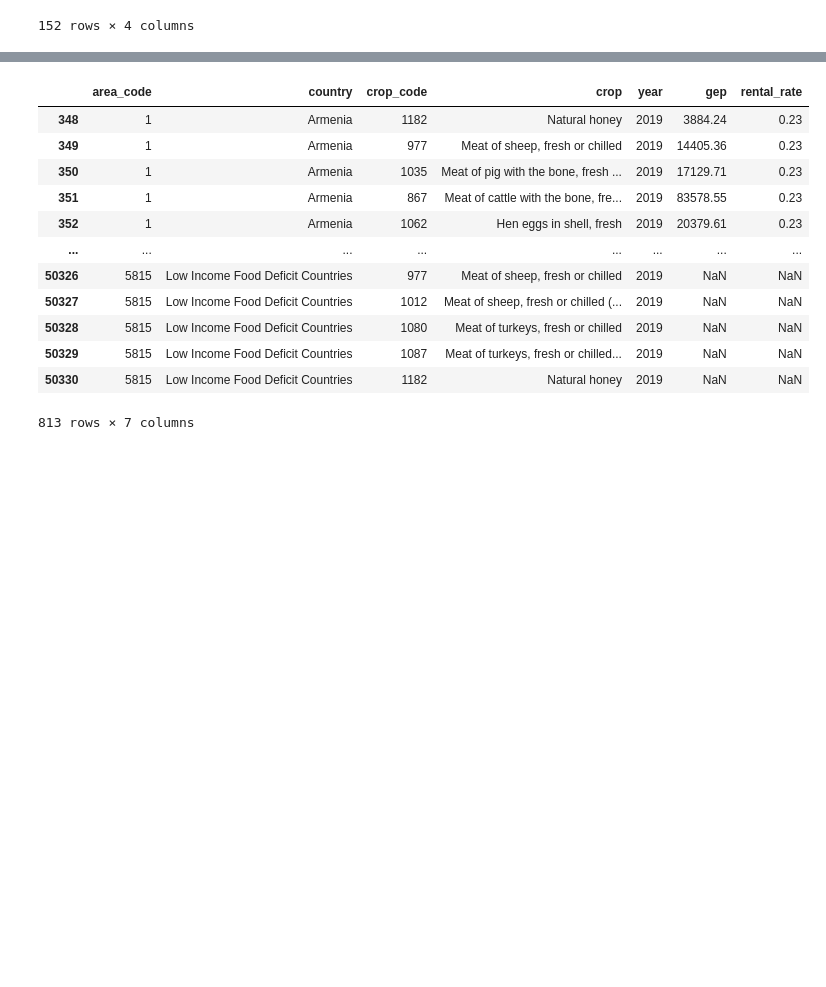
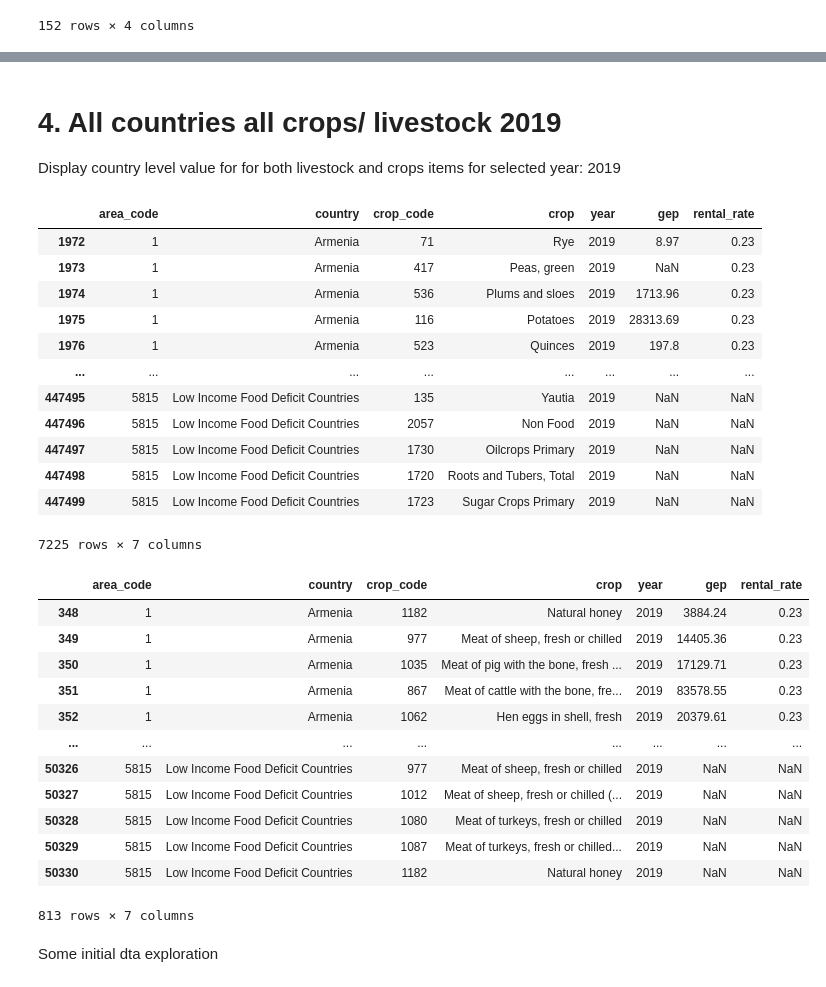
Before and after one commit to mcwayrm/gep_commerical_agriculture, a Jupyter notebook: example.ipynb, the cells around one changed output, grey strips where cells are left out. Cells and saved outputs as stored; diff of their text form; code cells hidden in the pictures; blank space fills up the shorter version.

```diff
--- a/example.ipynb
+++ b/example.ipynb
@@ -88,17 +61,38 @@ plt.show()
+# %% [markdown]
+# 4. All countries all crops/ livestock 2019
+Display country level value for for both livestock and crops items for selected year: 2019
 # %%
+df = crops["gep_by_country_year_crop"]
+display(df[df["year"] == 2019])
+
 df = livestock["gep_by_country_year_crop"]
 display(df[df["year"] == 2019])
 # %% [output]
 |  | area_code | country | crop_code | crop | year | gep | rental_rate |
-| 348 | 1 | Armenia | 1182 | Natural honey | 2019 | 3884.24 | 0.23 |
-| 349 | 1 | Armenia | 977 | Meat of sheep, fresh or chilled | 2019 | 14405.36 | 0.23 |
-| 350 | 1 | Armenia | 1035 | Meat of pig with the bone, fresh ... | 2019 | 17129.71 | 0.23 |
-| 351 | 1 | Armenia | 867 | Meat of cattle with the bone, fre... | 2019 | 83578.55 | 0.23 |
-| 352 | 1 | Armenia | 1062 | Hen eggs in shell, fresh | 2019 | 20379.61 | 0.23 |
+| 1972 | 1 | Armenia | 71 | Rye | 2019 | 8.97 | 0.23 |
+| 1973 | 1 | Armenia | 417 | Peas, green | 2019 | NaN | 0.23 |
+| 1974 | 1 | Armenia | 536 | Plums and sloes | 2019 | 1713.96 | 0.23 |
+| 1975 | 1 | Armenia | 116 | Potatoes | 2019 | 28313.69 | 0.23 |
+| 1976 | 1 | Armenia | 523 | Quinces | 2019 | 197.8 | 0.23 |
 | ... | ... | ... | ... | ... | ... | ... | ... |
-| 50326 | 5815 | Low Income Food Deficit Countries | 977 | Meat of sheep, fresh or chilled | 2019 | NaN | NaN |
-| 50327 | 5815 | Low Income Food Deficit Countries | 1012 | Meat of sheep, fresh or chilled (... | 2019 | NaN | NaN |
-| 50328 | 5815 | Low Income Food Deficit Countries | 1080 | Meat of turkeys, fresh or chilled | 2019 | NaN | NaN |
-| 50329 | 5815 | Low Income Food Deficit Countries | 1087 | Meat of turkeys, fresh or chilled... | 2019 | NaN | NaN |
-| 50330 | 5815 | Low Income Food Deficit Countries | 1182 | Natural honey | 2019 | NaN | NaN |
+| 447495 | 5815 | Low Income Food Deficit Countries | 135 | Yautia | 2019 | NaN | NaN |
+| 447496 | 5815 | Low Income Food Deficit Countries | 2057 | Non Food | 2019 | NaN | NaN |
+| 447497 | 5815 | Low Income Food Deficit Countries | 1730 | Oilcrops Primary | 2019 | NaN | NaN |
+| 447498 | 5815 | Low Income Food Deficit Countries | 1720 | Roots and Tubers, Total | 2019 | NaN | NaN |
+| 447499 | 5815 | Low Income Food Deficit Countries | 1723 | Sugar Crops Primary | 2019 | NaN | NaN |
-813 rows × 7 columns
+7225 rows × 7 columns
+|  | area_code | country | crop_code | crop | year | gep | rental_rate |
+| 348 | 1 | Armenia | 1182 | Natural honey | 2019 | 3884.24 | 0.23 |
+| 349 | 1 | Armenia | 977 | Meat of sheep, fresh or chilled | 2019 | 14405.36 | 0.23 |
+| 350 | 1 | Armenia | 1035 | Meat of pig with the bone, fresh ... | 2019 | 17129.71 | 0.23 |
+| 351 | 1 | Armenia | 867 | Meat of cattle with the bone, fre... | 2019 | 83578.55 | 0.23 |
+| 352 | 1 | Armenia | 1062 | Hen eggs in shell, fresh | 2019 | 20379.61 | 0.23 |
+| ... | ... | ... | ... | ... | ... | ... | ... |
+| 50326 | 5815 | Low Income Food Deficit Countries | 977 | Meat of sheep, fresh or chilled | 2019 | NaN | NaN |
+| 50327 | 5815 | Low Income Food Deficit Countries | 1012 | Meat of sheep, fresh or chilled (... | 2019 | NaN | NaN |
+| 50328 | 5815 | Low Income Food Deficit Countries | 1080 | Meat of turkeys, fresh or chilled | 2019 | NaN | NaN |
+| 50329 | 5815 | Low Income Food Deficit Countries | 1087 | Meat of turkeys, fresh or chilled... | 2019 | NaN | NaN |
+| 50330 | 5815 | Low Income Food Deficit Countries | 1182 | Natural honey | 2019 | NaN | NaN |
+813 rows × 7 columns
+# %% [markdown]
+Some initial dta exploration
```
Also changed, not shown: parts of 5 cells of this notebook.
